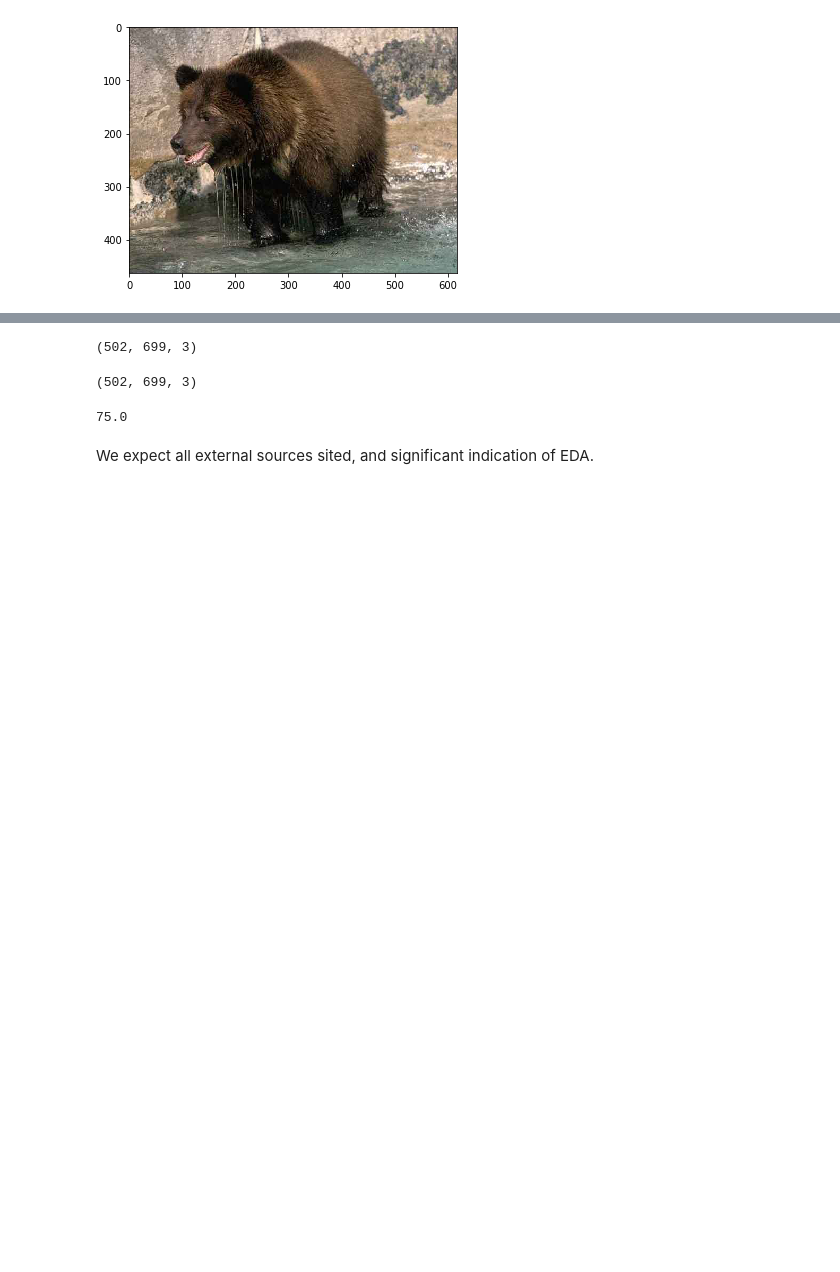
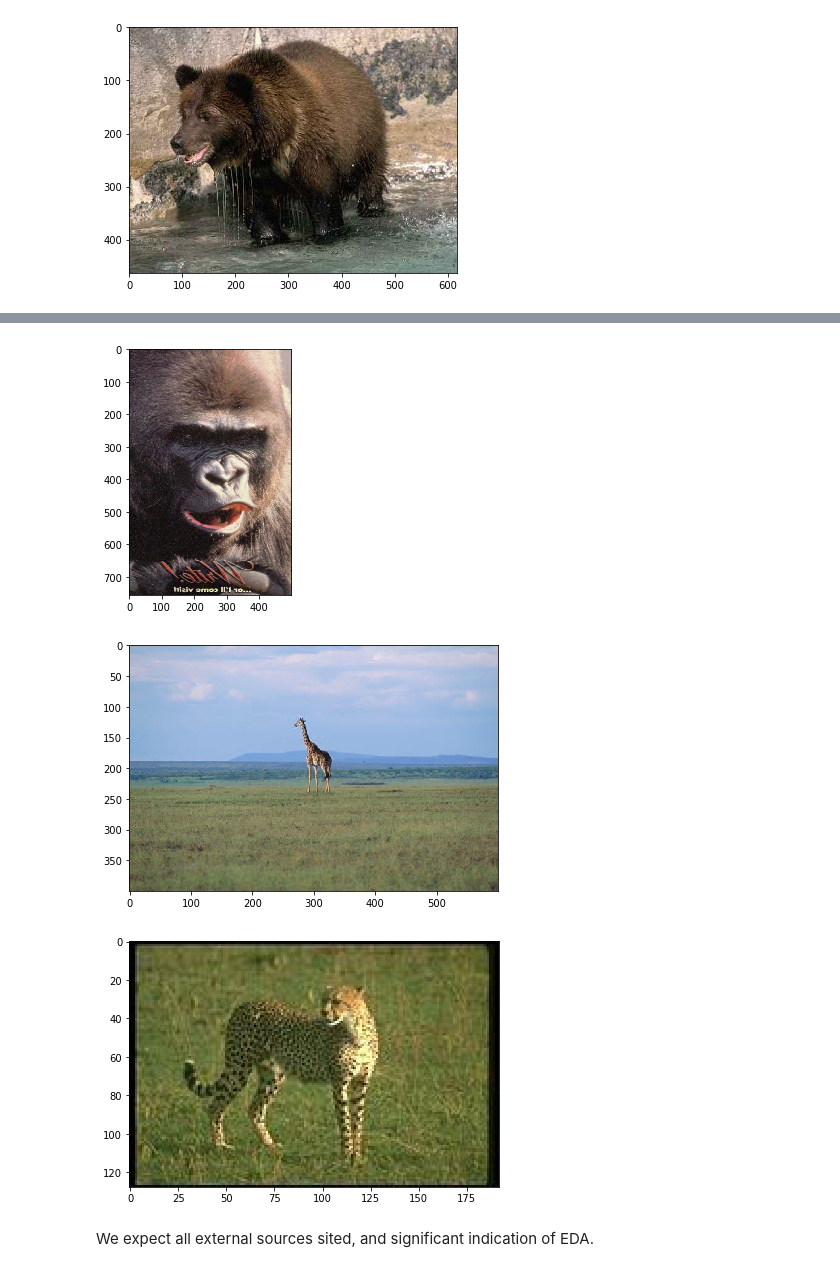
Before and after one commit to sikaiyin/CS200A-FinalProj, a Jupyter notebook: GradProject_NB2.ipynb, the cells around one changed output, grey strips where cells are left out. Cells and saved outputs as stored; diff of their text form; code cells hidden in the pictures; blank space fills up the shorter version.

```diff
--- a/GradProject_NB2.ipynb
+++ b/GradProject_NB2.ipynb
@@ -76,4 +25,0 @@ IndexError: index 586 is out of bounds for axis 0 with size 463
-# %%
-img.shape
-# %% [output]
-(502, 699, 3)
@@ -93,4 +25,0 @@ img[dst>0.03*dst.max()]=[0,0,255]
-# %%
-img.shape
-# %% [output]
-(502, 699, 3)
@@ -103,7 +26,18 @@ img.shape
-# %%
-kp[0].size
-# %% [output]
-75.0
+# %%
+#Three of the learning set images
+
+img1 = skimage.io.imshow(starting_data["Image"].iloc[10])
+plt.show()
+
+img2 = skimage.io.imshow(starting_data["Image"].iloc[500])
+plt.show()
+
+img3 = skimage.io.imshow(starting_data["Image"].iloc[1200])
+plt.show()
+# %% [output]
+[figure, added]
+[figure, added]
+[figure, added]
 # %%
 #image size
 def ft0(image):
```
Also changed, not shown: parts of 24 cells of this notebook.
